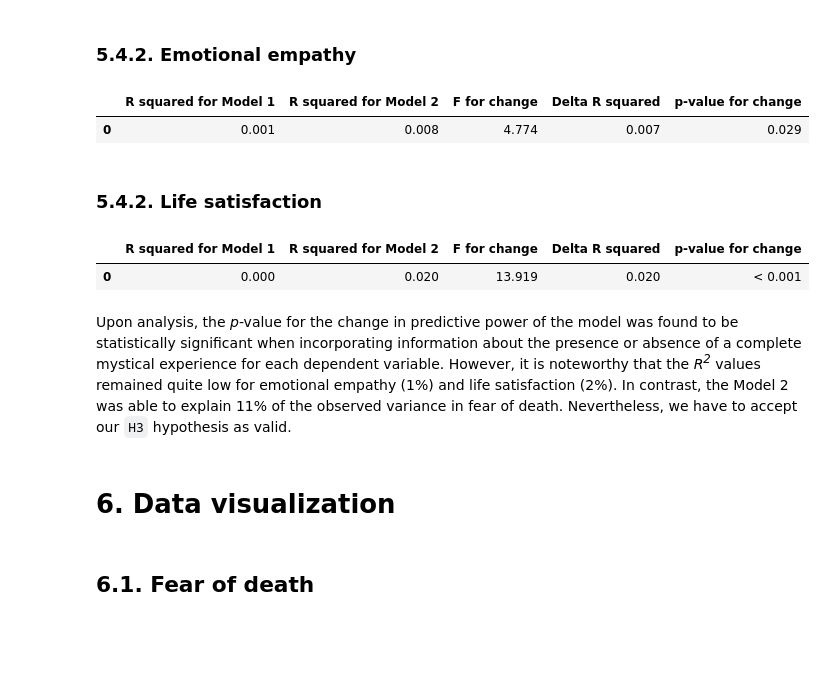
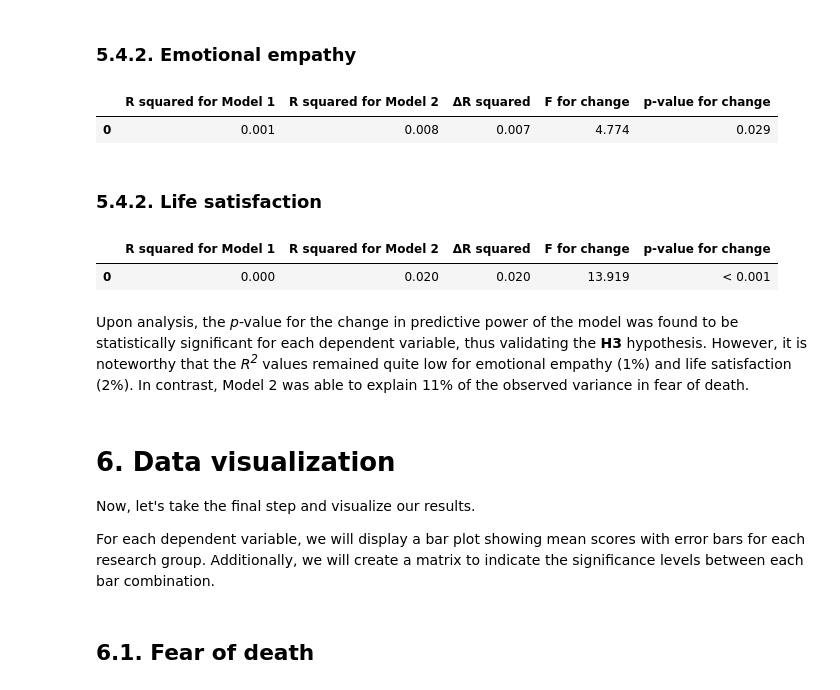
Before and after one commit to michal-owsiak/swps-university-research, a Jupyter notebook: research.ipynb, the cells around one changed output. Drawn from its saved outputs; the diff is of its cells as text; code cells hidden in the pictures; blank space fills up the shorter version.

```diff
--- a/research.ipynb
+++ b/research.ipynb
@@ -1142,26 +1176,26 @@ summary_table
 # %%
 model1 = ols("PES_sum ~ compound_never", data=df).fit()
 model2 = ols("PES_sum ~ compound_never + MEQ_complete", data=df).fit()
 
 delta_r2 = model2.rsquared - model1.rsquared
 delta_df = model2.df_model - model1.df_model
 resid_df2 = model2.df_resid
 delta_f = (delta_r2 / delta_df) / ((1 - model2.rsquared) / resid_df2)
 p_value = f.sf(delta_f, delta_df, model2.df_resid)
 formatted_p_value = "< 0.001" if p_value < 0.001 else f"{p_value:.3f}"
 
 summary_table = pd.DataFrame({
     'R squared for Model 1': [f"{model1.rsquared:.3f}"],
     'R squared for Model 2': [f"{model2.rsquared:.3f}"],
+    'ΔR squared': [f"{delta_r2:.3f}"],
     'F for change': [f"{delta_f:.3f}"],
-    'Delta R squared': [f"{delta_r2:.3f}"],
     'p-value for change': [formatted_p_value]
 })
 
 summary_table
 # %% [output]
-|  | R squared for Model 1 | R squared for Model 2 | F for change | Delta R squared | p-value for change |
-| 0 | 0.001 | 0.008 | 4.774 | 0.007 | 0.029 |
+|  | R squared for Model 1 | R squared for Model 2 | ΔR squared | F for change | p-value for change |
+| 0 | 0.001 | 0.008 | 0.007 | 4.774 | 0.029 |
 # %% [markdown]
 ### **5.4.2. Life satisfaction**
 # %%
@@ -1178,19 +1212,23 @@ formatted_p_value = "< 0.001" if p_value < 0.001 else f"{p_value:.3f}"
 summary_table = pd.DataFrame({
     'R squared for Model 1': [f"{model1.rsquared:.3f}"],
     'R squared for Model 2': [f"{model2.rsquared:.3f}"],
+    'ΔR squared': [f"{delta_r2:.3f}"],
     'F for change': [f"{delta_f:.3f}"],
-    'Delta R squared': [f"{delta_r2:.3f}"],
     'p-value for change': [formatted_p_value]
 })
 
 summary_table
 # %% [output]
-|  | R squared for Model 1 | R squared for Model 2 | F for change | Delta R squared | p-value for change |
-| 0 | 0.000 | 0.020 | 13.919 | 0.020 | < 0.001 |
+|  | R squared for Model 1 | R squared for Model 2 | ΔR squared | F for change | p-value for change |
+| 0 | 0.000 | 0.020 | 0.020 | 13.919 | < 0.001 |
 # %% [markdown]
-Upon analysis, the *p*-value for the change in predictive power of the model was found to be statistically significant when incorporating information about the presence or absence of a complete mystical experience for each dependent variable. However, it is noteworthy that the *R<sup>2</sup>* values remained quite low for emotional empathy (1%) and life satisfaction (2%). In contrast, the Model 2 was able to explain 11% of the observed variance in fear of death. Nevertheless, we have to accept our `H3` hypothesis as valid.
+Upon analysis, the *p*-value for the change in predictive power of the model was found to be statistically significant for each dependent variable, thus validating the **H3** hypothesis. However, it is noteworthy that the *R<sup>2</sup>* values remained quite low for emotional empathy (1%) and life satisfaction (2%). In contrast, Model 2 was able to explain 11% of the observed variance in fear of death.
-# %% [markdown]
-# **6. Data visualization**
+# %% [markdown]
+# **6. Data visualization**
+
+Now, let's take the final step and visualize our results.
+
+For each dependent variable, we will display a bar plot showing mean scores with error bars for each research group. Additionally, we will create a matrix to indicate the significance levels between each bar combination.
 # %% [markdown]
 ## **6.1. Fear of death**
 # %%
```
Also changed, not shown: parts of 33 cells of this notebook.
